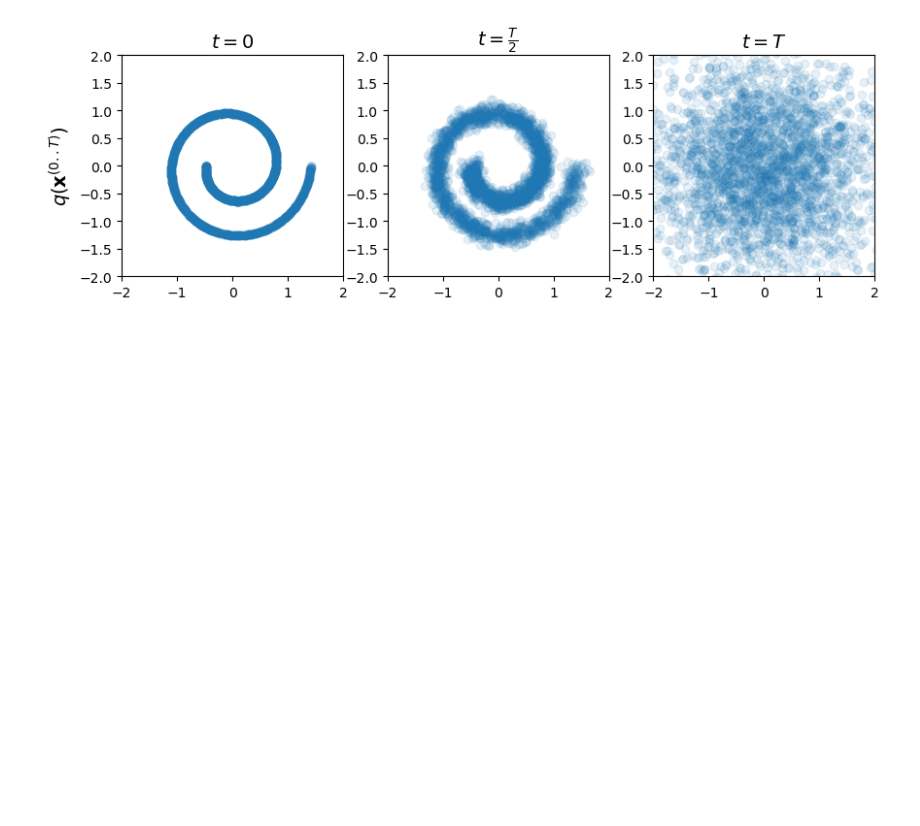
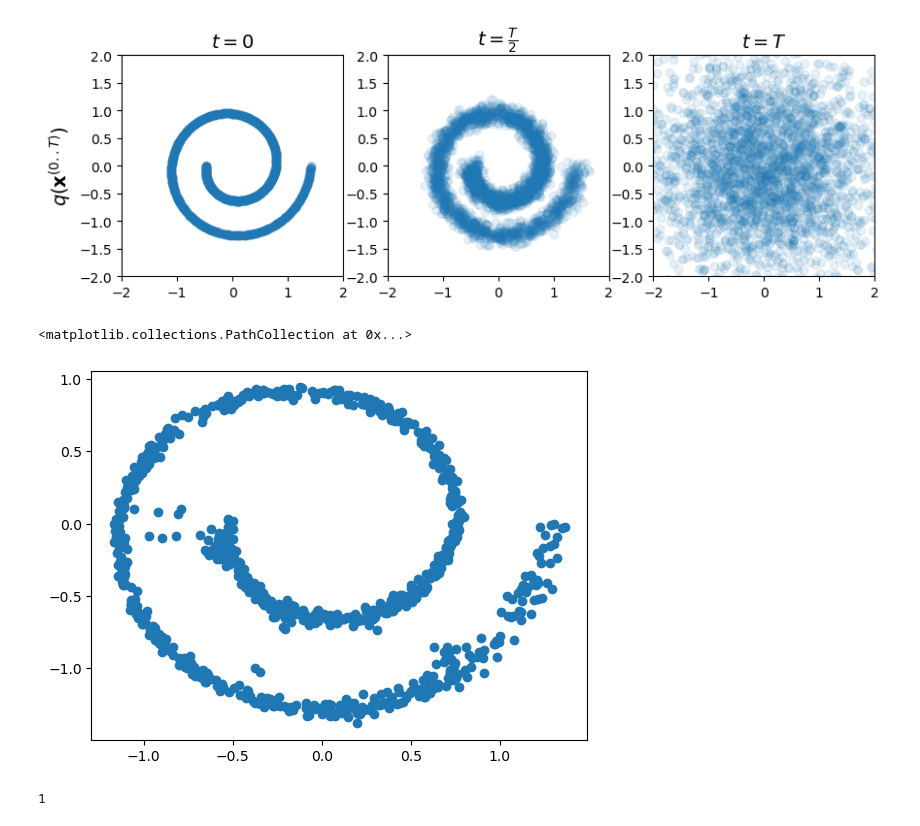
Before and after one commit to CHILLQQ/diffusion, a Jupyter notebook: Forward-process-visualization.ipynb, the cells around one changed output. Drawn from its saved outputs; the diff is of its cells as text; code cells hidden in the pictures; blank space fills up the shorter version.

```diff
--- a/Forward-process-visualization.ipynb
+++ b/Forward-process-visualization.ipynb
@@ -11,0 +33,7 @@ def sample_batch(batch_size, device='cpu'):
+# %%
+model = torch.load("model_paper1")
+t=5
+x = torch.rand((64,2))
+mu, std = model(x,t)
+
+print(mu.shape)
@@ -62,3 +173,19 @@ for i in range(3):
 plt.savefig('forward_process.png', bbox_inches='tight')
 # %% [output]
 [figure]
+# %%
+x0 = sample_batch(3_000)
+mlp_model = torch.load("model_paper1")
+model = DiffusionModel(40, mlp_model)
+xT = model.forward_process(x0, 20)
+# %%
+samples = model.sample(1000)
+# %%
+plt.scatter(samples[0][:,0].data.numpy(),samples[0][:,1].data.numpy())
+# %% [output]
+<matplotlib.collections.PathCollection at 0x...>
+[figure, added]
+# %%
+len(samples)
+# %% [output]
+1
```
Also changed, not shown: parts of 10 cells of this notebook.
